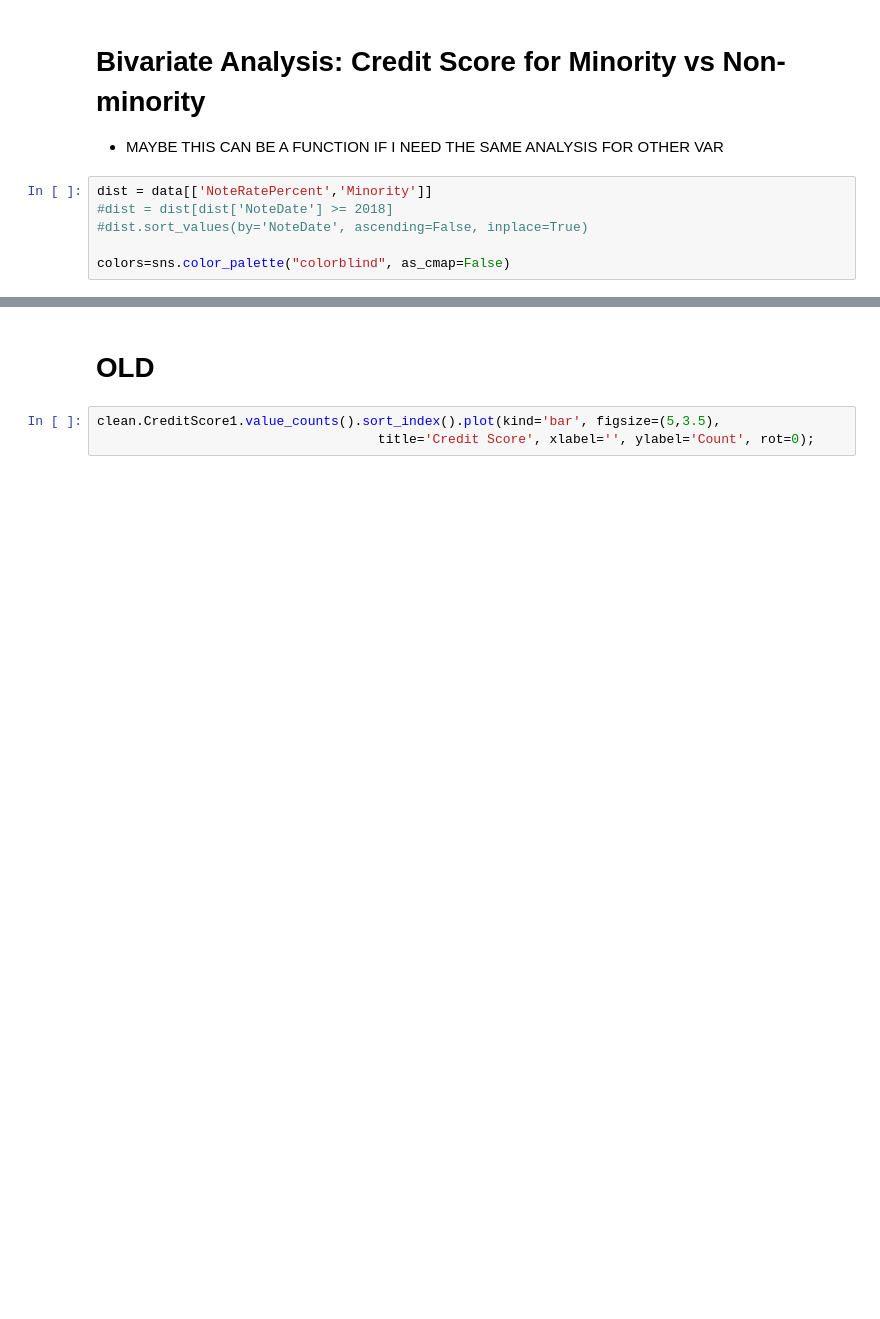
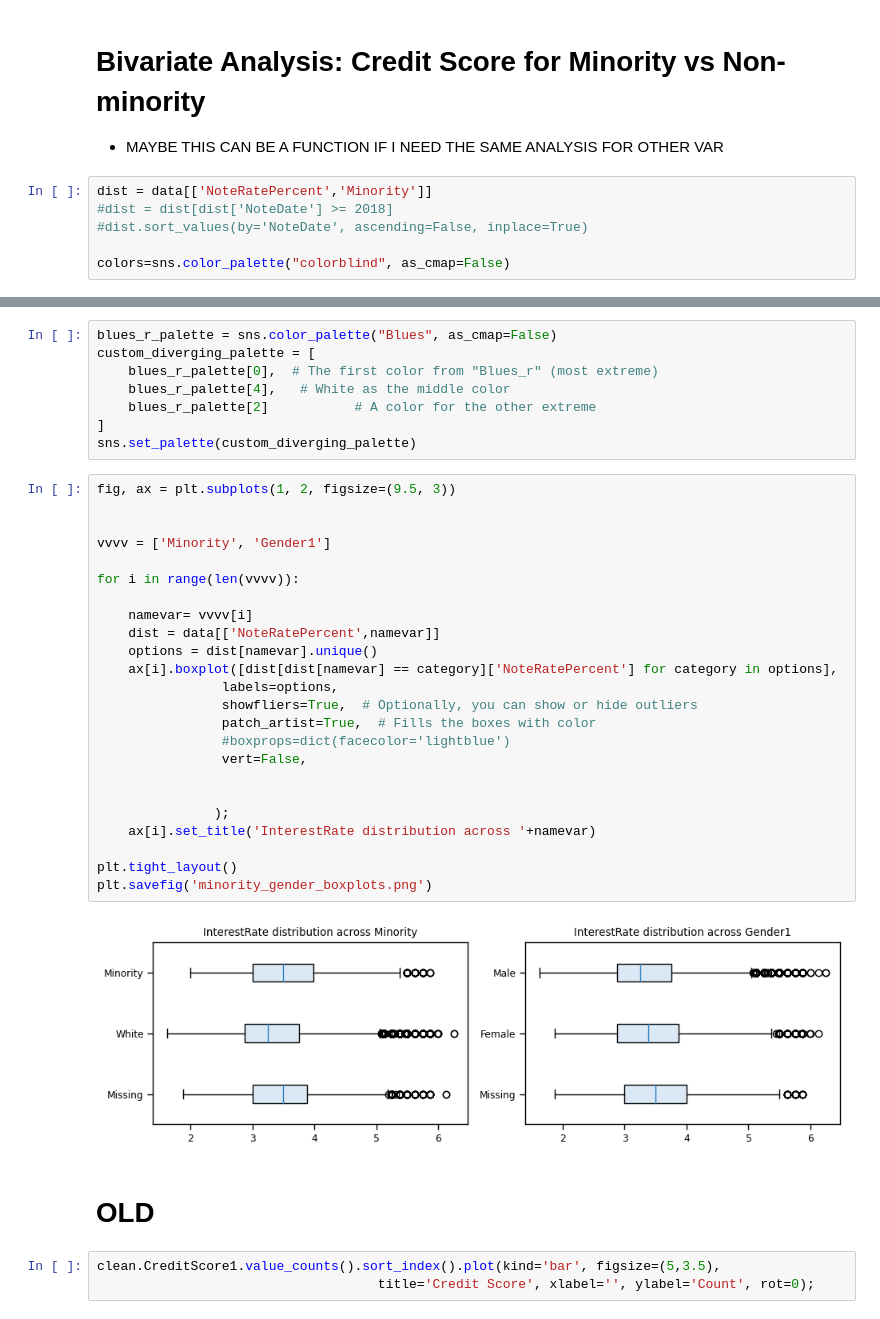
Before and after one commit to frafuria/GH_TEHSIS, a Jupyter notebook: CODICE/1_dataset/1_cleaning_exploratory_analysis.ipynb, the cells around one changed output, grey strips where cells are left out. Saved outputs shown, nothing was run; the diff lists cells and outputs as text; blank space fills up the shorter version.

```diff
--- a/CODICE/1_dataset/1_cleaning_exploratory_analysis.ipynb
+++ b/CODICE/1_dataset/1_cleaning_exploratory_analysis.ipynb
@@ -1119,3 +1241,37 @@ plt.show()
+# %%
+blues_r_palette = sns.color_palette("Blues", as_cmap=False)
+custom_diverging_palette = [
+    blues_r_palette[0],  # The first color from "Blues_r" (most extreme)
+    blues_r_palette[4],   # White as the middle color
+    blues_r_palette[2]           # A color for the other extreme
+]
+sns.set_palette(custom_diverging_palette)
+# %%
+fig, ax = plt.subplots(1, 2, figsize=(9.5, 3))
+
+
+vvvv = ['Minority', 'Gender1']
+
+for i in range(len(vvvv)):
+
+    namevar= vvvv[i]
+    dist = data[['NoteRatePercent',namevar]]
+    options = dist[namevar].unique()
+    ax[i].boxplot([dist[dist[namevar] == category]['NoteRatePercent'] for category in options],
+                labels=options,
+                showfliers=True,  # Optionally, you can show or hide outliers
+                patch_artist=True,  # Fills the boxes with color
+                #boxprops=dict(facecolor='lightblue')
+                vert=False,
+
+
+               );
+    ax[i].set_title('InterestRate distribution across '+namevar)
+
+plt.tight_layout()
+plt.savefig('minority_gender_boxplots.png')
+# %% [output]
+[figure, added]
 # %% [markdown]
 # OLD
 # %%
```
Also changed, not shown: parts of 32 cells of this notebook, 12 other files.
